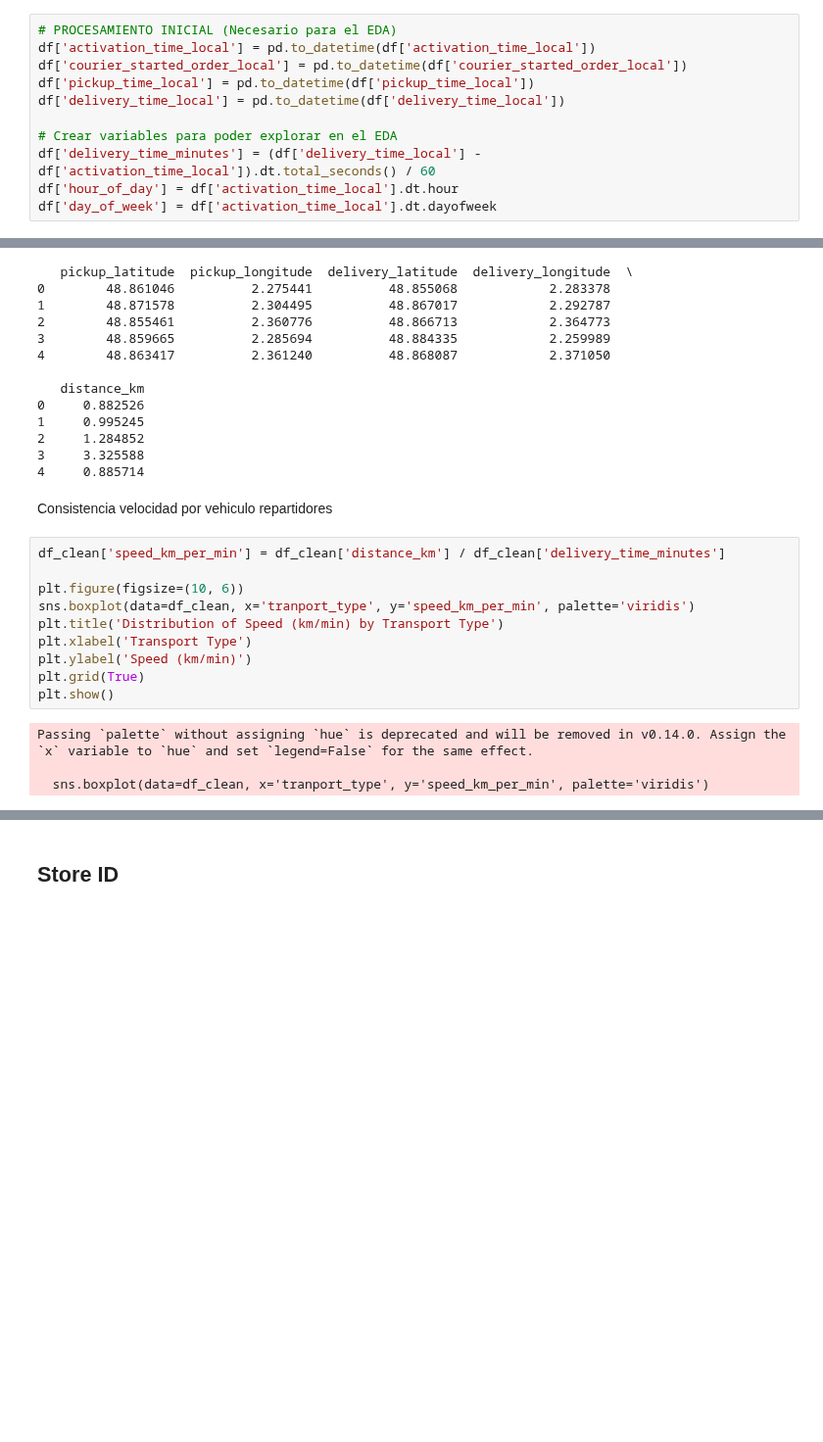
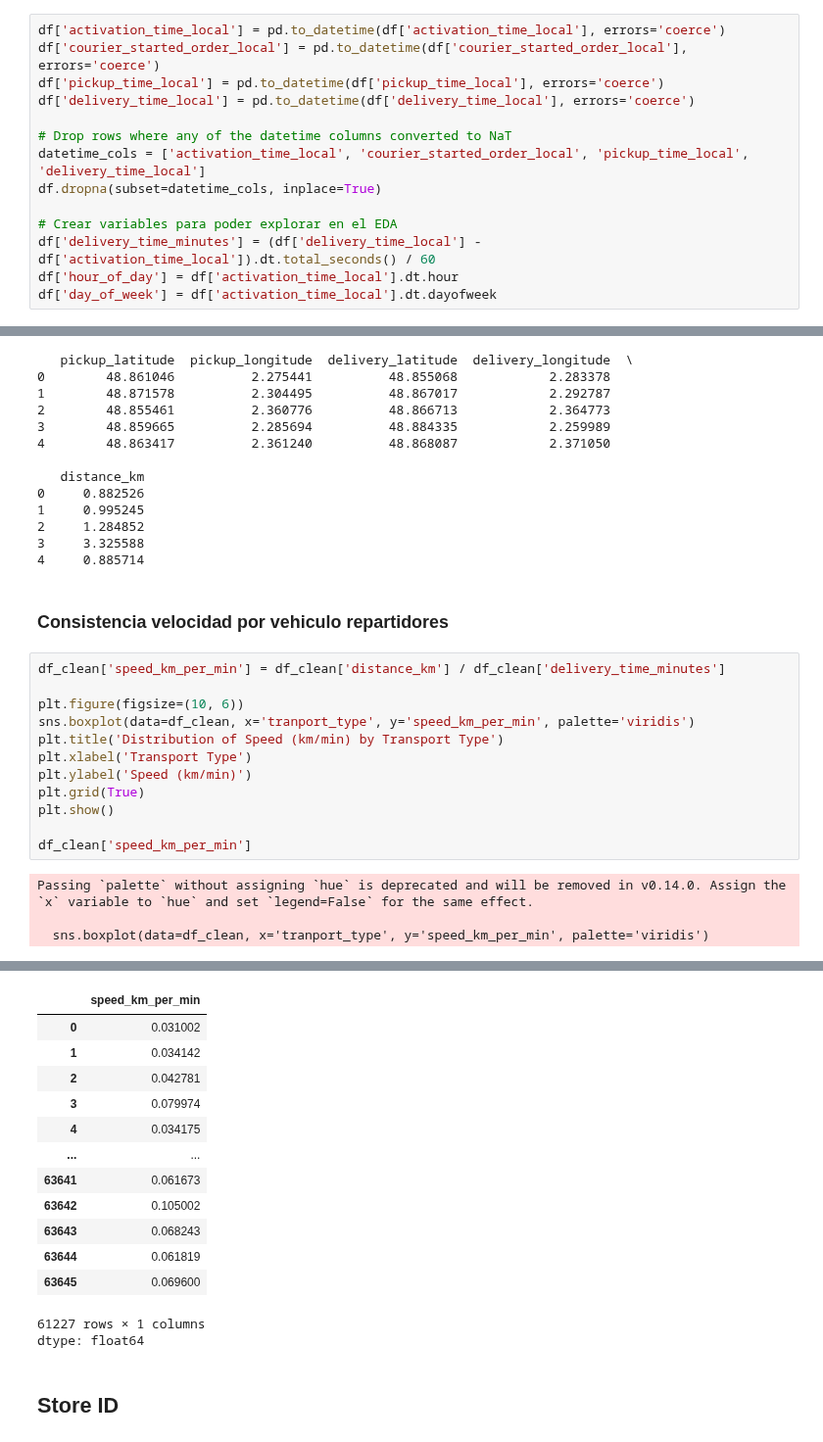
Before and after one commit to antni201204/Glovo_reto, a Jupyter notebook: GLOVO.ipynb, the cells around one changed output, grey strips where cells are left out. Shown at 98% size. Saved outputs shown, nothing was run; the diff lists cells and outputs as text; blank space fills up the shorter version.

```diff
--- a/GLOVO.ipynb
+++ b/GLOVO.ipynb
@@ -161,11 +136,14 @@ ESTIMATED TIME OF ARRIVAL
 
 Definición de la Variable Objetivo: Se crea delivery_time_minutes, que representa el tiempo total de ciclo del pedido. Al ser la variable que el modelo intentará predecir, se establece como el eje central del estudio.
 # %%
-# PROCESAMIENTO INICIAL (Necesario para el EDA)
-df['activation_time_local'] = pd.to_datetime(df['activation_time_local'])
-df['courier_started_order_local'] = pd.to_datetime(df['courier_started_order_local'])
-df['pickup_time_local'] = pd.to_datetime(df['pickup_time_local'])
-df['delivery_time_local'] = pd.to_datetime(df['delivery_time_local'])
+df['activation_time_local'] = pd.to_datetime(df['activation_time_local'], errors='coerce')
+df['courier_started_order_local'] = pd.to_datetime(df['courier_started_order_local'], errors='coerce')
+df['pickup_time_local'] = pd.to_datetime(df['pickup_time_local'], errors='coerce')
+df['delivery_time_local'] = pd.to_datetime(df['delivery_time_local'], errors='coerce')
+
+# Drop rows where any of the datetime columns converted to NaT
+datetime_cols = ['activation_time_local', 'courier_started_order_local', 'pickup_time_local', 'delivery_time_local']
+df.dropna(subset=datetime_cols, inplace=True)
 
 # Crear variables para poder explorar en el EDA
 df['delivery_time_minutes'] = (df['delivery_time_local'] - df['activation_time_local']).dt.total_seconds() / 60
@@ -618,22 +627,38 @@ print(df_clean[['pickup_latitude', 'pickup_longitude', 'delivery_latitude', 'del
 3     3.325588
 4     0.885714
 # %% [markdown]
-Consistencia velocidad por vehiculo repartidores
+### Consistencia velocidad por vehiculo repartidores
 # %%
 df_clean['speed_km_per_min'] = df_clean['distance_km'] / df_clean['delivery_time_minutes']
 
 plt.figure(figsize=(10, 6))
 sns.boxplot(data=df_clean, x='tranport_type', y='speed_km_per_min', palette='viridis')
 plt.title('Distribution of Speed (km/min) by Transport Type')
 plt.xlabel('Transport Type')
 plt.ylabel('Speed (km/min)')
 plt.grid(True)
 plt.show()
+
+df_clean['speed_km_per_min']
 # %% [output]
 Passing `palette` without assigning `hue` is deprecated and will be removed in v0.14.0. Assign the `x` variable to `hue` and set `legend=False` for the same effect.
 
   sns.boxplot(data=df_clean, x='tranport_type', y='speed_km_per_min', palette='viridis')
 [figure]
+|  | speed_km_per_min |
+| 0 | 0.031002 |
+| 1 | 0.034142 |
+| 2 | 0.042781 |
+| 3 | 0.079974 |
+| 4 | 0.034175 |
+| ... | ... |
+| 63641 | 0.061673 |
+| 63642 | 0.105002 |
+| 63643 | 0.068243 |
+| 63644 | 0.061819 |
+| 63645 | 0.069600 |
+61227 rows × 1 columns
+dtype: float64
 # %% [markdown]
 ## Store ID
 # %% [markdown]
```
Also changed, not shown: parts of 65 cells of this notebook.
